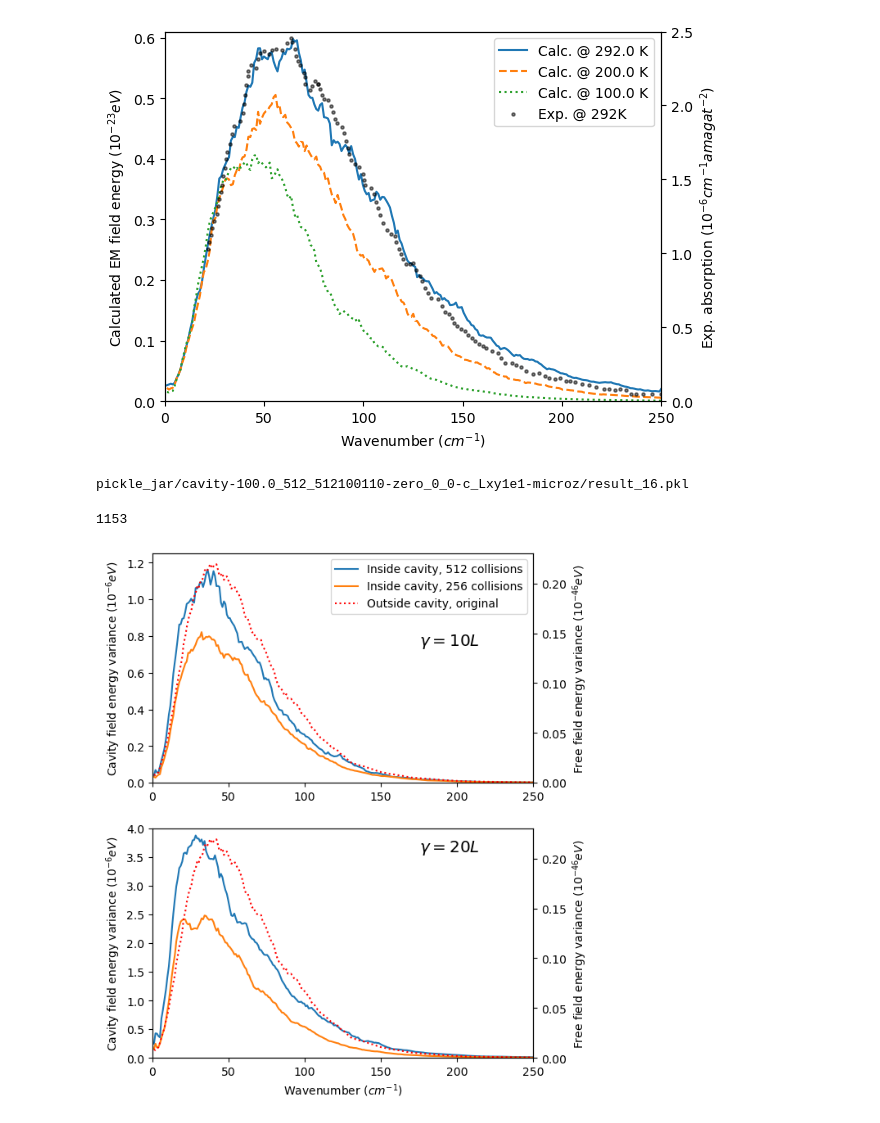
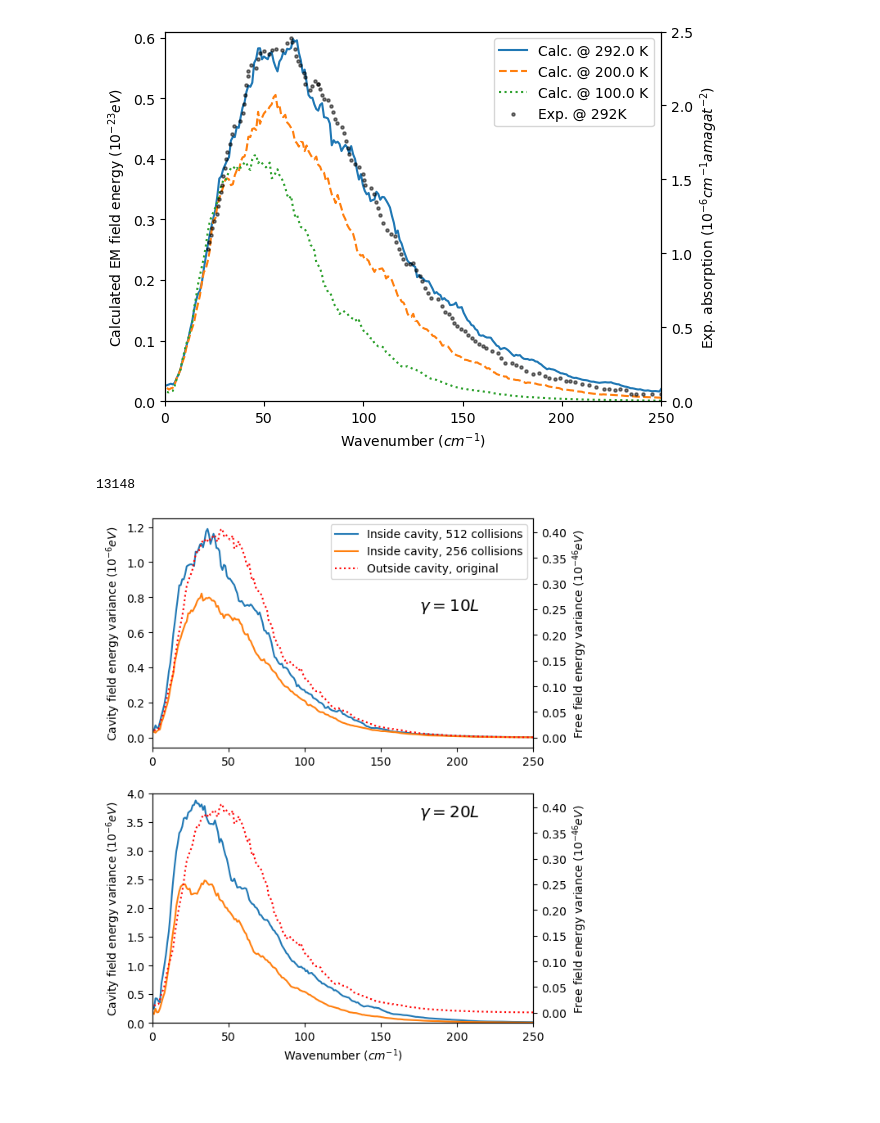
Before and after one commit to RibeiroGroup/Molecular-Dynamics-for-CIS, a Jupyter notebook: src/analyze_monte_carlo.ipynb, the cells around one changed output. Drawn from its saved outputs; the diff is of its cells as text; code cells hidden in the pictures.

```diff
--- a/src/analyze_monte_carlo.ipynb
+++ b/src/analyze_monte_carlo.ipynb
@@ -349,48 +365,47 @@ for f_, (no_collision, result_dict) in enumerate(foo.items()):
             max_r.update({i:np.max(rad_profile)})
 
         ### tabe here ###
-        ax[i].set_xlim(0, 250)
+            ax[i].set_xlim(0, 250)
 
-        tax = ax[i].twinx()
-        tax.plot(
-            omega_profile100, rad_profile100 * (np.max(rad_profile)/ max_r[i]),
-            linestyle = linestyle_list[2], c = colors[f_]
-        )
-        tax.set_xlim(0, 250)
-        tax.set_ylim(0, 0.23)
+            tax = ax[i].twinx()
+            tax.plot(
+                omega_profile100, rad_profile100 * (np.max(rad_profile)/ max_r[i]),
+                linestyle = linestyle_list[2], c = colors[f_]
+            )
+            tax.set_xlim(0, 250)
+            #tax.set_ylim(0, 0.23)
 
-        ax[i].set_ylabel(r"Cavity field energy variance ($10^{-6} eV$)")
-        tax.set_ylabel(r"Free field energy variance ($10^{-46} eV$)")
+            ax[i].set_ylabel(r"Cavity field energy variance ($10^{-6} eV$)")
+            tax.set_ylabel(r"Free field energy variance ($10^{-46} eV$)")
 
 ax[0].plot(
     [], [], label = "Outside cavity, original" ,
     linestyle = linestyle_list[2],color=colors[0]
 )
-#"""
+"""
 ax[0].plot(
     [], [], label = "Outside cavity, rescale" ,
     linestyle = linestyle_list[2],color=colors[1]
 )
 #"""
 
-ax[0].set_ylim(0, 1.25)
+#ax[0].set_ylim(0, 1.25)
 ax[1].set_ylim(0, 4.0)
 
 ax[1].set_xlabel(r'Wavenumber ($cm^{-1}$)')
 
 ax[0].annotate(r'$\gamma = 10L$',xy = (0.7,0.6), xycoords = 'axes fraction', fontsize = 'x-large')
 ax[1].annotate(r'$\gamma = 20L$',xy = (0.7,0.9), xycoords = 'axes fraction', fontsize = 'x-large')
 
 #ax[0].legend(loc='lower center', bbox_to_anchor=(0.5, 1.0), ncol=2)
 ax[0].legend()
 
 fig.savefig(fig_root + "cavity_spectrum_.jpeg",dpi = 600,bbox_inches = 'tight')
 
 gc.collect()
 # %% [output]
-pickle_jar/cavity-100.0_512_512100110-zero_0_0-c_Lxy1e1-microz/result_16.pkl
+13148
-1153
-[figure, old version]
+[figure, new version]
 # %%
 """
 Electromagnetic profiling for computing spectra
```
Also changed, not shown: parts of 3 cells of this notebook, 7 other files.
